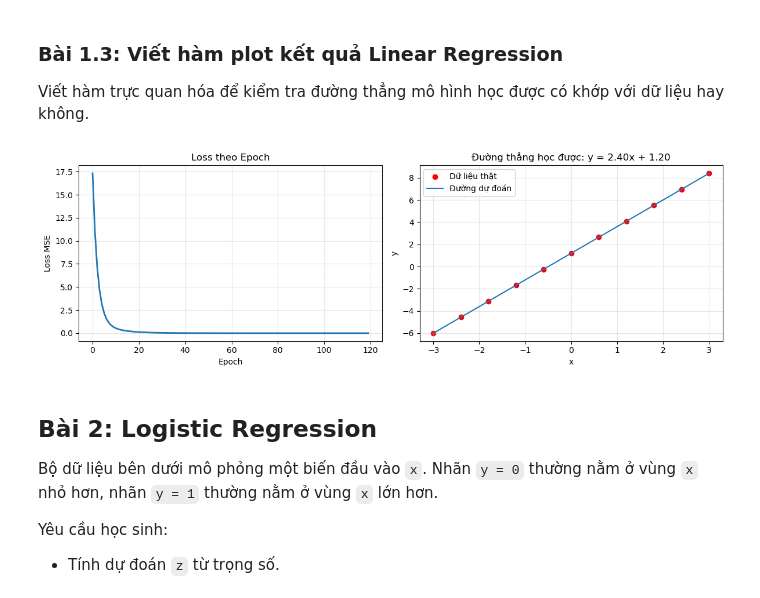
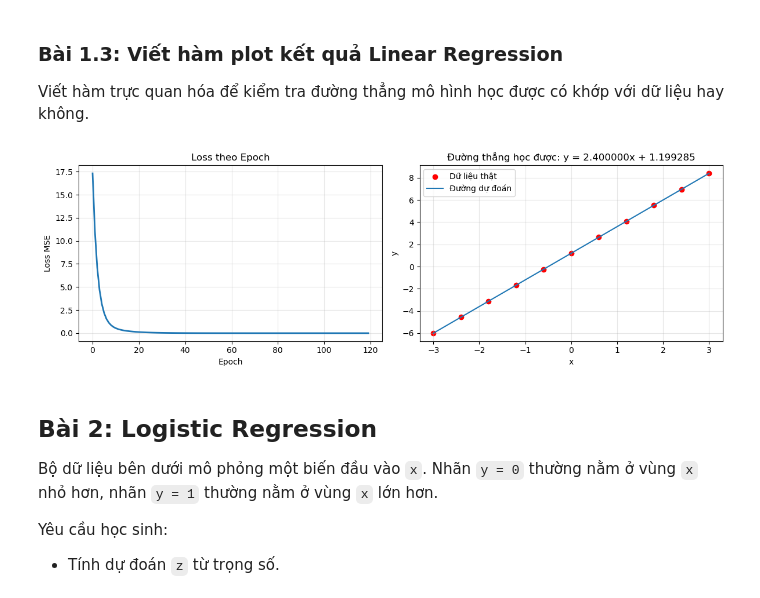
Before and after one commit to khoile2550109-cyber/mliot-pyml-2026-hw, a Jupyter notebook: week02/gradient-descent-hw/gradient_descent_hw.ipynb, the cells around one changed output. Cells and saved outputs as stored; diff of their text form; code cells hidden in the pictures.

```diff
--- a/week02/gradient-descent-hw/gradient_descent_hw.ipynb
+++ b/week02/gradient-descent-hw/gradient_descent_hw.ipynb
@@ -274,35 +274,35 @@ import matplotlib.pyplot as plt
 # Gợi ý: tạo biểu đồ gồm 2 phần
 # - Phần 1: vẽ loss_history theo epoch
 # - Phần 2: scatter dữ liệu thật và vẽ đường y_pred = w * x + b
 # - Thêm title, xlabel, ylabel, legend để biểu đồ dễ đọc
 def plot_linear_result(x, y_true, w, b, loss_history) :
     epoch_axis = np.arange(len(loss_history_linear))
     y_pred = predict_linear(x_linear,w_linear,b_linear)
 
     fig, axes = plt.subplots(1,2, figsize=(12,4))
 
     axes[0].plot(epoch_axis, loss_history_linear, color="tab:blue", linewidth=2)
     axes[0].set_title("Loss theo Epoch")
     axes[0].set_xlabel("Epoch")
     axes[0].set_ylabel("Loss MSE")
     axes[0].grid(True, alpha=0.3)
 
     axes[1].scatter(x_linear, y_true, color="red", label="Dữ liệu thật")
     axes[1].plot(x_linear, y_pred, color="tab:blue", label="Đường dự đoán")
-    axes[1].set_title(f"Đường thẳng học được: y = {w_linear:.2f}x + {b_linear:.2f}")
+    axes[1].set_title(f"Đường thẳng học được: y = {w_linear:3f}x + {b_linear:3f}")
     axes[1].set_xlabel("x")
     axes[1].set_ylabel("y")
     axes[1].grid(True, alpha=0.3)
     axes[1].legend()
 
     plt.tight_layout()
     plt.show()
 
 
 # TODO: gọi plot_linear_result(x_linear, y_linear, w_linear, b_linear, loss_history_linear)
 plot_linear_result(x_linear, y_true, w_linear, b_linear, loss_history_linear)
 # %% [output]
-[figure, old version]
+[figure, new version]
 # %% [markdown]
 ## Bài 2: Logistic Regression
 
```
